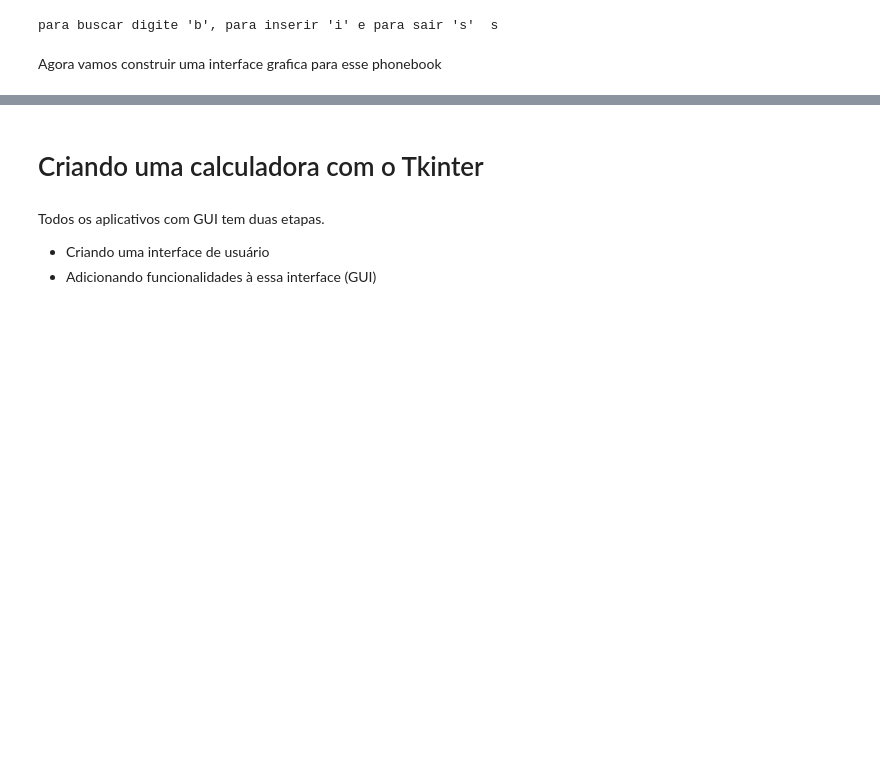
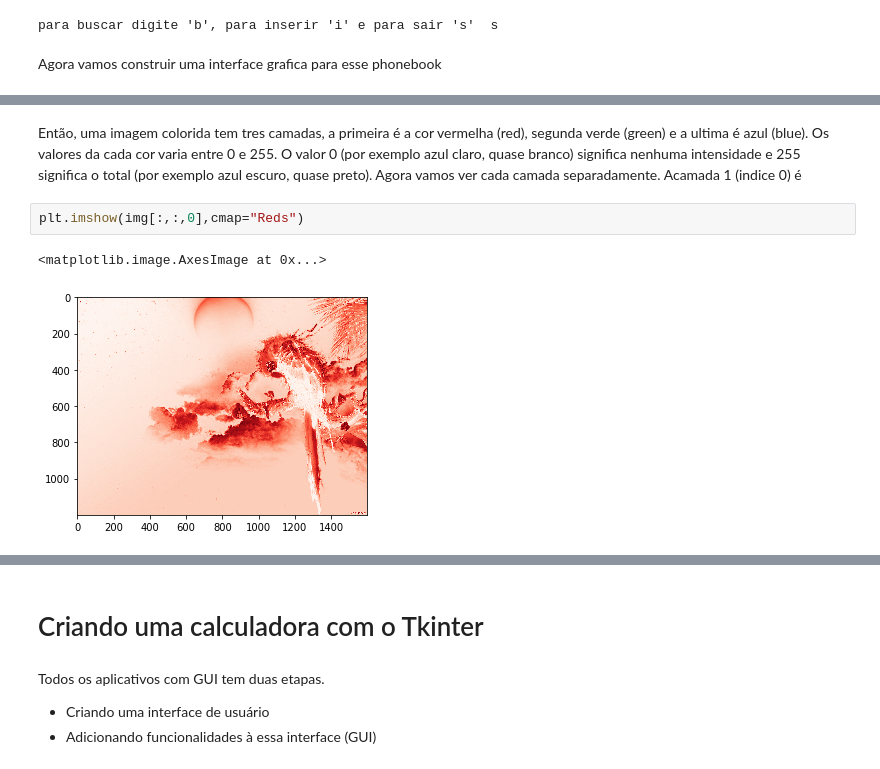
Before and after one commit to vnikoofard/Python_pratico, a Jupyter notebook: python_pratico.ipynb, the cells around one changed output, grey strips where cells are left out. Saved outputs shown, nothing was run; the diff lists cells and outputs as text; blank space fills up the shorter version.

```diff
--- a/python_pratico.ipynb
+++ b/python_pratico.ipynb
@@ -1352,0 +1554,7 @@ Agora vamos construir uma interface grafica para esse phonebook
+# %% [markdown]
+Então, uma imagem colorida tem tres camadas, a primeira é a cor vermelha (red), segunda verde (green) e a ultima é azul (blue). Os valores da cada cor varia entre 0 e 255. O valor 0 (por exemplo azul claro, quase branco) significa nenhuma intensidade e 255 significa o total (por exemplo azul escuro, quase preto). Agora vamos ver cada camada separadamente. Acamada 1 (indice 0) é
+# %%
+plt.imshow(img[:,:,0],cmap="Reds")
+# %% [output]
+<matplotlib.image.AxesImage at 0x...>
+[figure, added]
```
Also changed, not shown: parts of 161 cells of this notebook, 9 other files.
